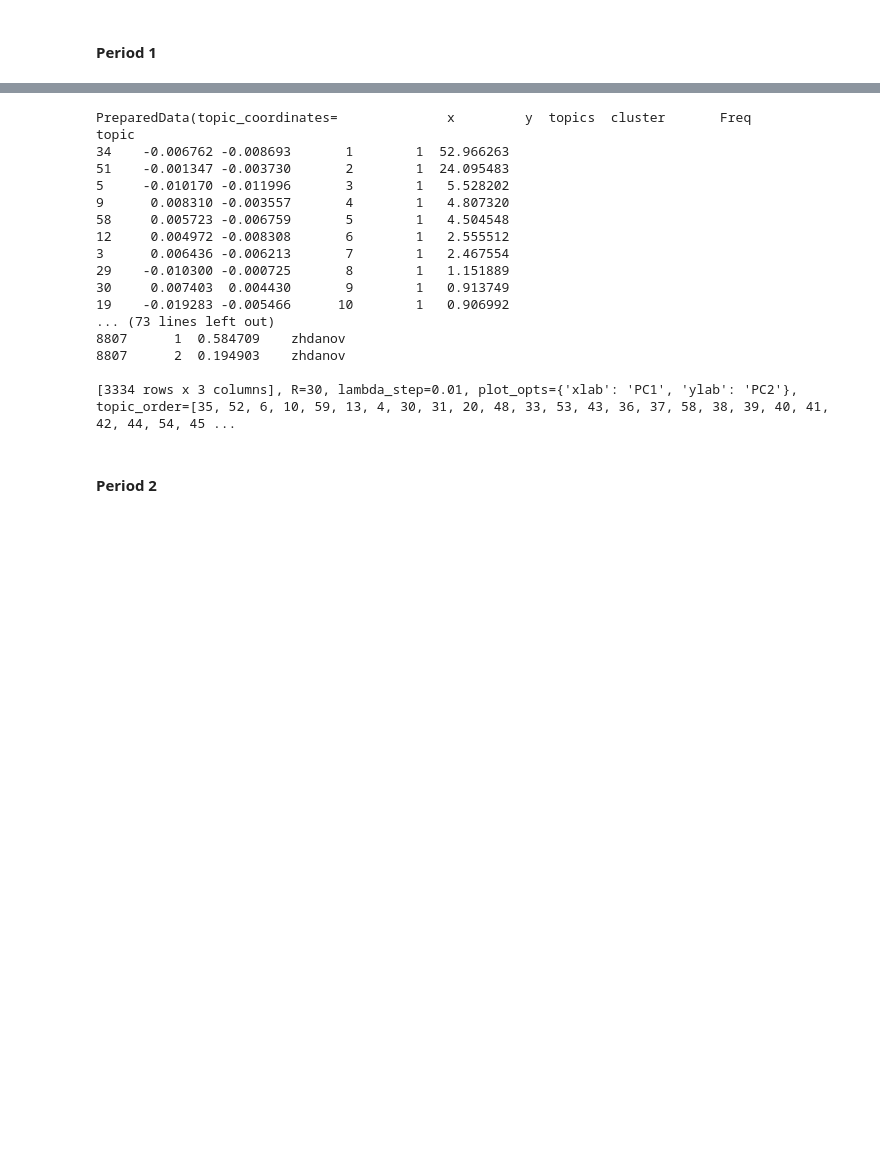
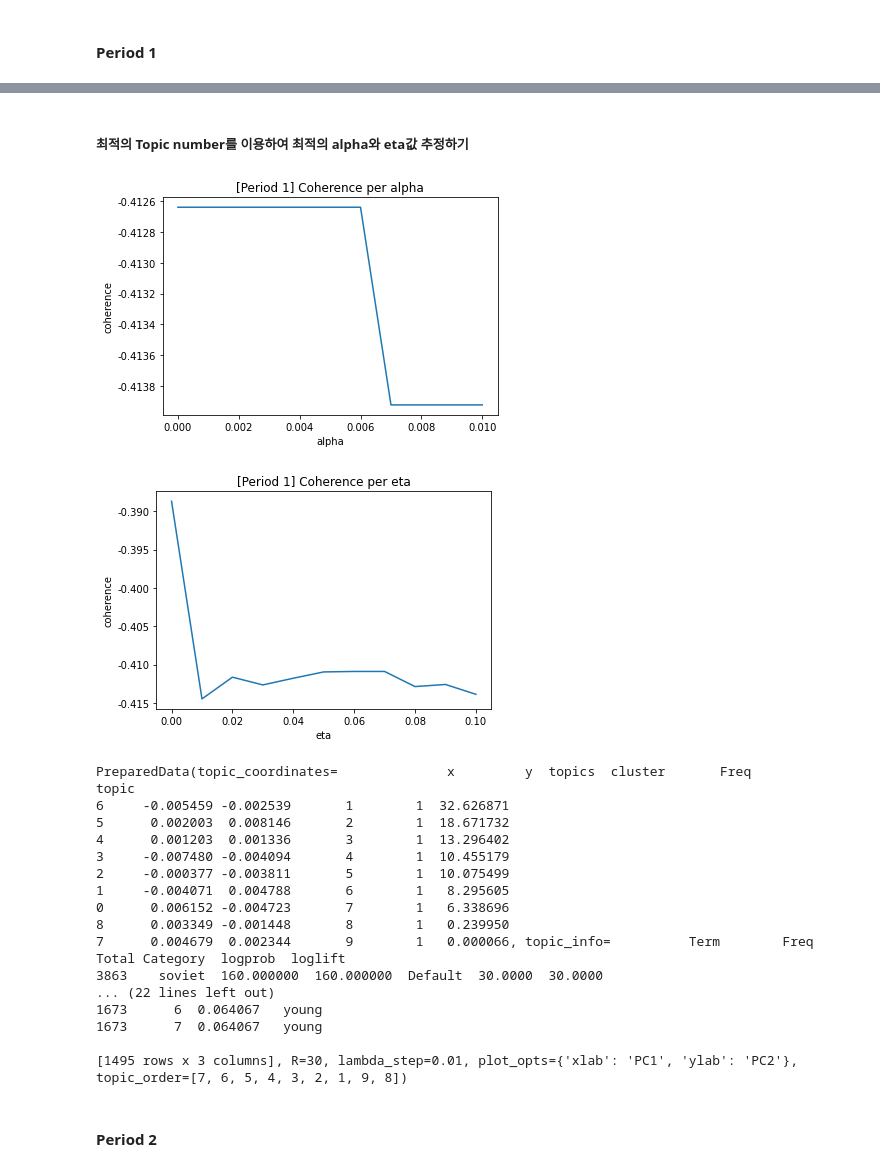
Before and after one commit to MartinusChoi/Text-Mining-Project, a Jupyter notebook: Topic-Modeling-ST.ipynb, the cells around one changed output, grey strips where cells are left out. Cells and saved outputs as stored; diff of their text form; code cells hidden in the pictures; blank space fills up the shorter version.

```diff
--- a/Topic-Modeling-ST.ipynb
+++ b/Topic-Modeling-ST.ipynb
@@ -196,31 +274,46 @@ NUM_TOPICS
+# %% [markdown]
+##### 최적의 Topic number를 이용하여 최적의 alpha와 eta값 추정하기
+# %%
+NUM_TOPICS = 9
+
+lda_param.calc_alpha(corpus=Corp, dictionary=Dict, num_topics=NUM_TOPICS)
+lda_param.calc_eta(corpus=Corp, dictionary=Dict, num_topics=NUM_TOPICS)
+
+lda_param.plot_alpha(title='[Period 1] Coherence per alpha', root=RESULT_1)
+lda_param.plot_eta(title='[Period 1] Coherence per eta', root=RESULT_1)
+# %% [output]
+[figure, added]
+[figure, added]
 # %%
+NUM_TOPICS = 9
+ALPHA = 0.002
+ETA = 0.07
+
 Corp, Dict = buildDTM(wo_stopword_1)
-
-model = models.LdaModel(corpus=Corp, num_topics=60, id2word=Dict, random_state=random_state)
-
+model = models.ldamodel.LdaModel(Corp, id2word=Dict, num_topics=NUM_TOPICS, alpha=ALPHA, eta=ETA, random_state=random_state)
 topicdf = topicWords(model, NUM_TOPIC_WORDS)
-
+topicdf.to_csv(RESULT_1+'[Period 1] topic words.csv', index=False)
 data = visualizeLDA(model, Corp, Dict)
 
 data
 # %% [output]
 PreparedData(topic_coordinates=              x         y  topics  cluster       Freq
 topic
-34    -0.006762 -0.008693       1        1  52.966263
-51    -0.001347 -0.003730       2        1  24.095483
-5     -0.010170 -0.011996       3        1   5.528202
-9      0.008310 -0.003557       4        1   4.807320
-58     0.005723 -0.006759       5        1   4.504548
-12     0.004972 -0.008308       6        1   2.555512
-3      0.006436 -0.006213       7        1   2.467554
-29    -0.010300 -0.000725       8        1   1.151889
-30     0.007403  0.004430       9        1   0.913749
-19    -0.019283 -0.005466      10        1   0.906992
-... (73 lines left out)
-8807      1  0.584709    zhdanov
-8807      2  0.194903    zhdanov
+6     -0.005459 -0.002539       1        1  32.626871
+5      0.002003  0.008146       2        1  18.671732
+4      0.001203  0.001336       3        1  13.296402
+3     -0.007480 -0.004094       4        1  10.455179
+2     -0.000377 -0.003811       5        1  10.075499
+1     -0.004071  0.004788       6        1   8.295605
+0      0.006152 -0.004723       7        1   6.338696
+8      0.003349 -0.001448       8        1   0.239950
+7      0.004679  0.002344       9        1   0.000066, topic_info=          Term        Freq       Total Category  logprob  loglift
+3863    soviet  160.000000  160.000000  Default  30.0000  30.0000
+... (22 lines left out)
+1673      6  0.064067   young
+1673      7  0.064067   young
 
-[3334 rows x 3 columns], R=30, lambda_step=0.01, plot_opts={'xlab': 'PC1', 'ylab': 'PC2'}, topic_order=[35, 52, 6, 10, 59, 13, 4, 30, 31, 20, 48, 33, 53, 43, 36, 37, 58, 38, 39, 40, 41, 42, 44, 54, 45 ...
+[1495 rows x 3 columns], R=30, lambda_step=0.01, plot_opts={'xlab': 'PC1', 'ylab': 'PC2'}, topic_order=[7, 6, 5, 4, 3, 2, 1, 9, 8])
 # %% [markdown]
 #### Period 2
 # %%
```
Also changed, not shown: parts of 30 cells of this notebook, 21 other files.
